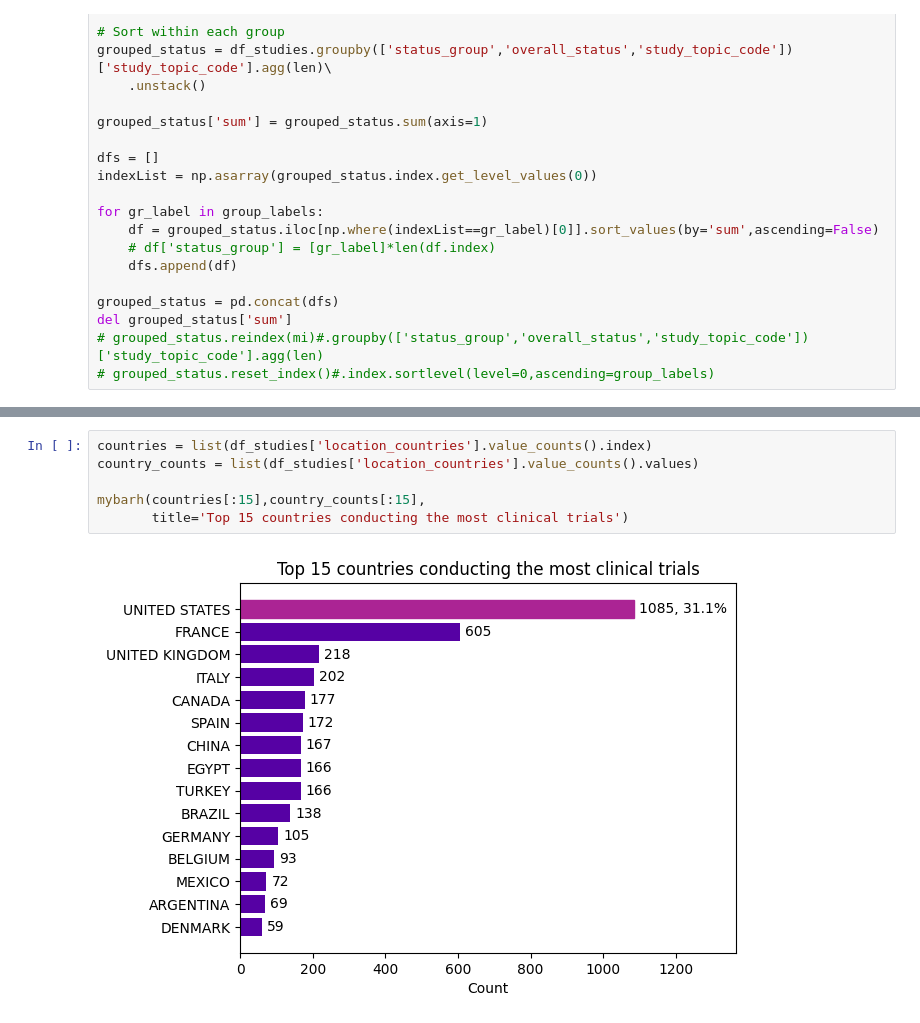
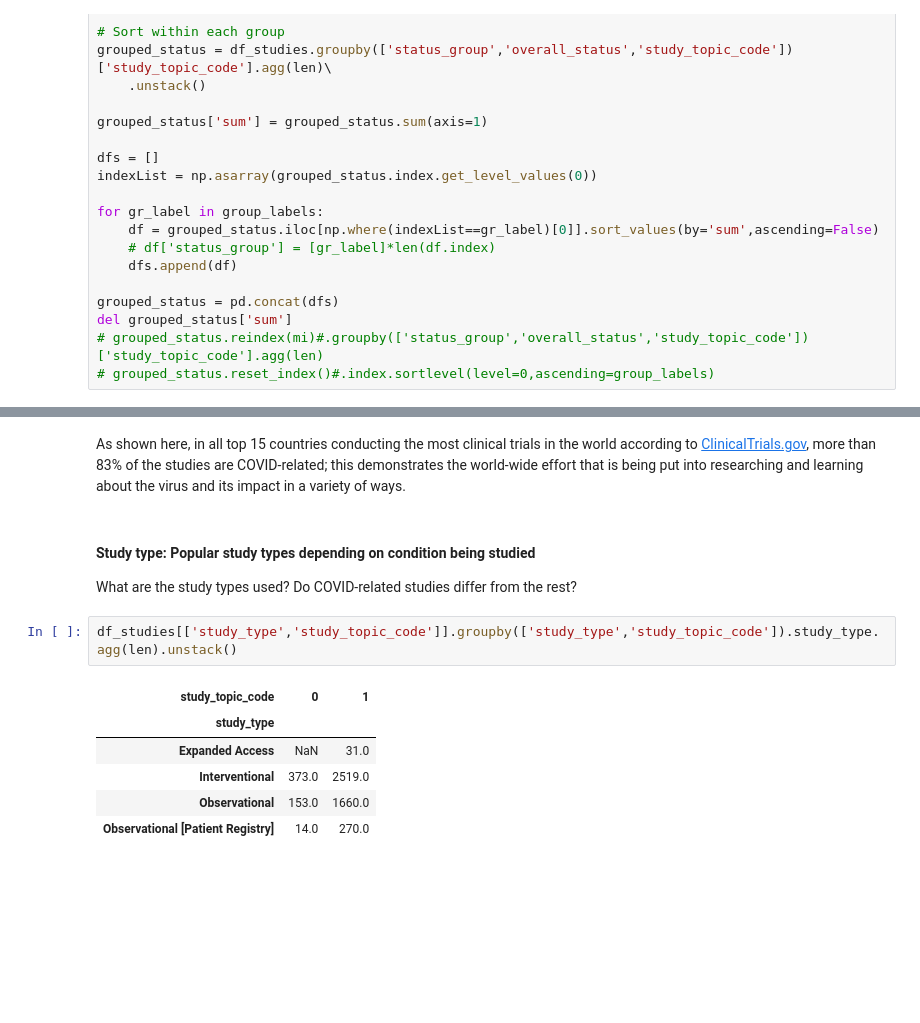
Before and after one commit to chels-kim/kaggle-covid-clintri, a Jupyter notebook: kaggle-covid-clintri/COVID-19 Clinical Trials.ipynb, the cells around one changed output, grey strips where cells are left out. Cells and saved outputs as stored; diff of their text form; blank space fills up the shorter version.

Commit message:
March 5th Update 2: tweaked mybarh_df a little, added markdown

```diff
--- a/kaggle-covid-clintri/COVID-19 Clinical Trials.ipynb
+++ b/kaggle-covid-clintri/COVID-19 Clinical Trials.ipynb
@@ -714,9 +743,19 @@ mybarh_stacked_df(countries[:15],
-# %%
-countries = list(df_studies['location_countries'].value_counts().index)
-country_counts = list(df_studies['location_countries'].value_counts().values)
-
-mybarh(countries[:15],country_counts[:15],
-       title='Top 15 countries conducting the most clinical trials')
-# %% [output]
-[figure, removed]
+# %% [markdown]
+
+As shown here, in all top 15 countries conducting the most clinical trials in the world according to
+[ClinicalTrials.gov](https://clinicaltrials.gov), more than 83% of the studies are COVID-related; this demonstrates the
+world-wide effort that is being put into researching and learning about the virus and its impact in a variety of ways.
+# %% [markdown]
+
+#### Study type: Popular study types depending on condition being studied
+What are the study types used? Do COVID-related studies differ from the rest?
+# %%
+df_studies[['study_type','study_topic_code']].groupby(['study_type','study_topic_code']).study_type.agg(len).unstack()
+# %% [output]
+| study_topic_code | 0 | 1 |
+| study_type |  |  |
+| Expanded Access | NaN | 31.0 |
+| Interventional | 373.0 | 2519.0 |
+| Observational | 153.0 | 1660.0 |
+| Observational [Patient Registry] | 14.0 | 270.0 |
 # %% [markdown]
```
Also changed, not shown: parts of 7 cells of this notebook.
